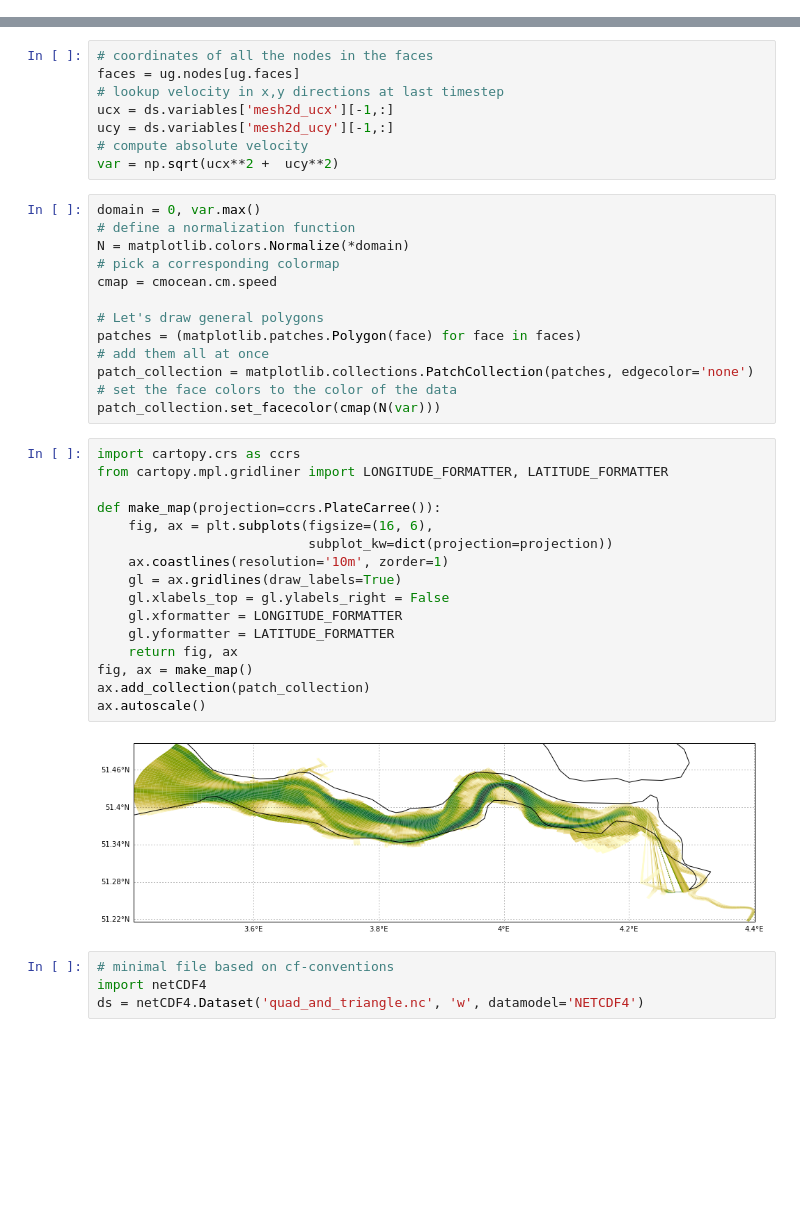
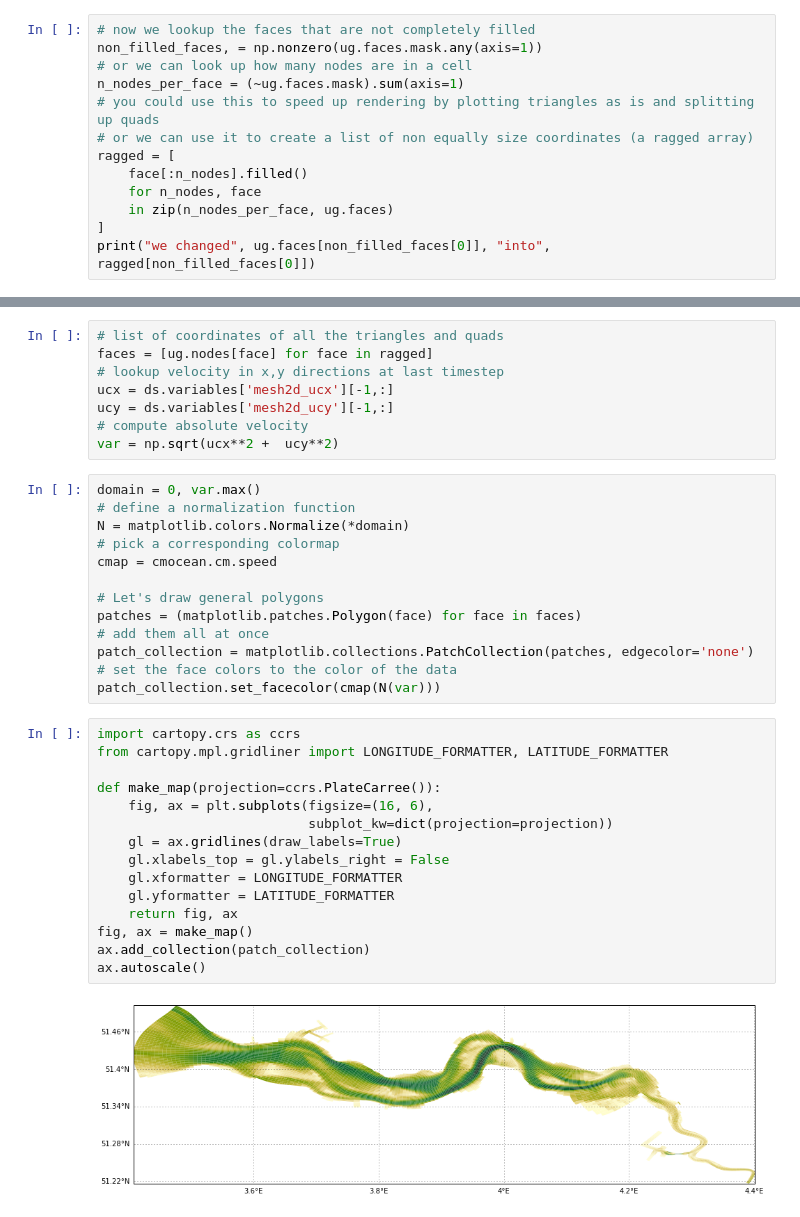
Before and after one commit to pyugrid/pyugrid, a Jupyter notebook: notebook_examples/Delft3D examples.ipynb, the cells around one changed output, grey strips where cells are left out. Cells and saved outputs as stored; diff of their text form; blank space fills up the shorter version.

```diff
--- a/notebook_examples/Delft3D examples.ipynb
+++ b/notebook_examples/Delft3D examples.ipynb
@@ -27 +29,14 @@ ds = netCDF4.Dataset(url)
 ug = pyugrid.UGrid.from_nc_dataset(ds)
+# %%
+# now we lookup the faces that are not completely filled
+non_filled_faces, = np.nonzero(ug.faces.mask.any(axis=1))
+# or we can look up how many nodes are in a cell
+n_nodes_per_face = (~ug.faces.mask).sum(axis=1)
+# you could use this to speed up rendering by plotting triangles as is and splitting up quads
+# or we can use it to create a list of non equally size coordinates (a ragged array)
+ragged = [
+    face[:n_nodes].filled()
+    for n_nodes, face
+    in zip(n_nodes_per_face, ug.faces)
+]
+print("we changed", ug.faces[non_filled_faces[0]], "into", ragged[non_filled_faces[0]])
@@ -28,6 +45,6 @@ ug = pyugrid.UGrid.from_nc_dataset(ds)
 # %%
-# coordinates of all the nodes in the faces
-faces = ug.nodes[ug.faces]
+# list of coordinates of all the triangles and quads
+faces = [ug.nodes[face] for face in ragged]
 # lookup velocity in x,y directions at last timestep
 ucx = ds.variables['mesh2d_ucx'][-1,:]
 ucy = ds.variables['mesh2d_ucy'][-1,:]
@@ -49,22 +66,17 @@ patch_collection.set_facecolor(cmap(N(var)))
 # %%
 import cartopy.crs as ccrs
 from cartopy.mpl.gridliner import LONGITUDE_FORMATTER, LATITUDE_FORMATTER
 
 def make_map(projection=ccrs.PlateCarree()):
     fig, ax = plt.subplots(figsize=(16, 6),
                            subplot_kw=dict(projection=projection))
-    ax.coastlines(resolution='10m', zorder=1)
     gl = ax.gridlines(draw_labels=True)
     gl.xlabels_top = gl.ylabels_right = False
     gl.xformatter = LONGITUDE_FORMATTER
     gl.yformatter = LATITUDE_FORMATTER
     return fig, ax
 fig, ax = make_map()
 ax.add_collection(patch_collection)
 ax.autoscale()
 # %% [output]
-[figure, old version]
+[figure, new version]
-# %%
-# minimal file based on cf-conventions
-import netCDF4
-ds = netCDF4.Dataset('quad_and_triangle.nc', 'w', datamodel='NETCDF4')
```
Also changed, not shown: parts of 3 cells of this notebook.
